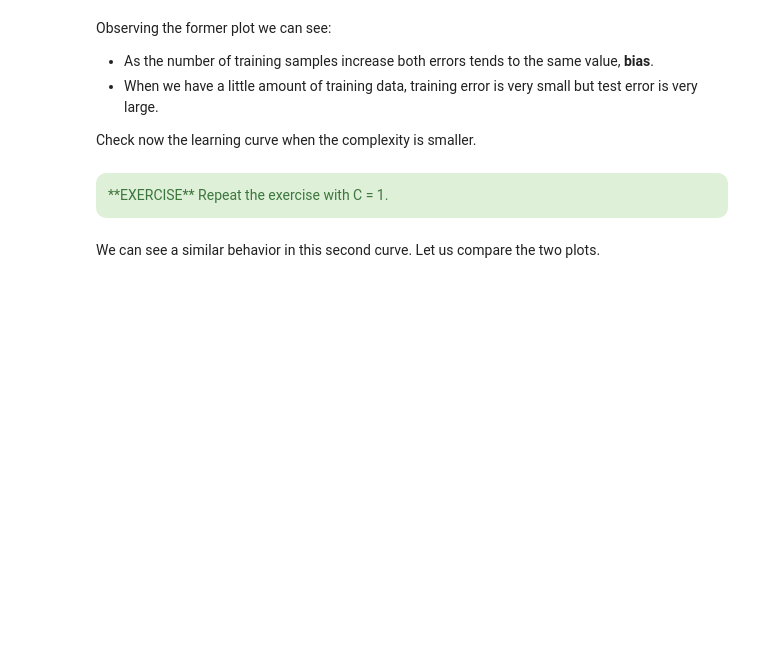
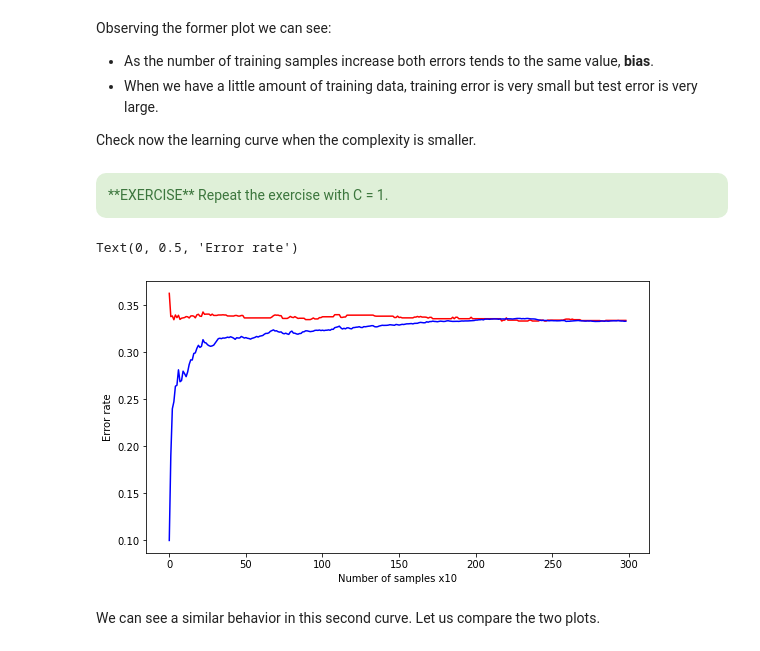
Before and after one commit to Vol0kin/ML, a Jupyter notebook: Part2/Pill6/pill6 - introduction to overfitting_student.ipynb, the cells around one changed output. Cells and saved outputs as stored; diff of their text form; code cells hidden in the pictures; blank space fills up the shorter version.

```diff
--- a/Part2/Pill_6_Overfitting/pill6 - introduction to overfitting_student.ipynb
+++ b/Part2/Pill6/pill6 - introduction to overfitting_student.ipynb
@@ -359,33 +491,43 @@ Repeat the exercise with C = 1.
 # Your code
 C = 1
 
 for i in range(10):
     X = np.concatenate([1.25*np.random.randn(MAXN,2),5+1.5*np.random.randn(MAXN,2)])
     X = np.concatenate([X,[8,5]+1.5*np.random.randn(MAXN,2)])
     y = np.concatenate([np.ones((MAXN,1)),-np.ones((MAXN,1))])
     y = np.concatenate([y,np.ones((MAXN,1))])
     perm = np.random.permutation(y.size)
     X = X[perm,:]
     y = y[perm]
 
     X_test = np.concatenate([1.25*np.random.randn(MAXN,2),5+1.5*np.random.randn(MAXN,2)])
     X_test = np.concatenate([X_test,[8,5]+1.5*np.random.randn(MAXN,2)])
     y_test = np.concatenate([np.ones((MAXN,1)),-np.ones((MAXN,1))])
     y_test = np.concatenate([y_test,np.ones((MAXN,1))])
     j=0
     for N in range(10,3000,10):
         Xr=X[:N,:]
         yr=y[:N]
         idxplus = yr==1
         idxminus = yr==-1
         idxplus = idxplus.flatten()
         idxminus = idxminus.flatten()
         #Evaluate the model
         clf = tree.DecisionTreeClassifier(min_samples_leaf=1, max_depth=C)
         clf.fit(Xr,yr.ravel())
         yhat_test[i,j,1] = 1. - metrics.accuracy_score(clf.predict(X_test), y_test.ravel())
         yhat_train[i,j,1] = 1. - metrics.accuracy_score(clf.predict(Xr), yr.ravel())
         j=j+1
+
+plt.plot(np.mean(yhat_test[:,:,1].T,axis=1),'r')
+plt.plot(np.mean(yhat_train[:,:,1].T,axis=1),'b')
+fig = plt.gcf()
+fig.set_size_inches(9,5)
+plt.xlabel('Number of samples x10')
+plt.ylabel('Error rate')
+# %% [output]
+Text(0, 0.5, 'Error rate')
+[figure, added]
 # %% [markdown]
 We can see a similar behavior in this second curve. Let us compare the two plots.
 # %%
```
Also changed, not shown: parts of 14 cells of this notebook, 1 other file.
